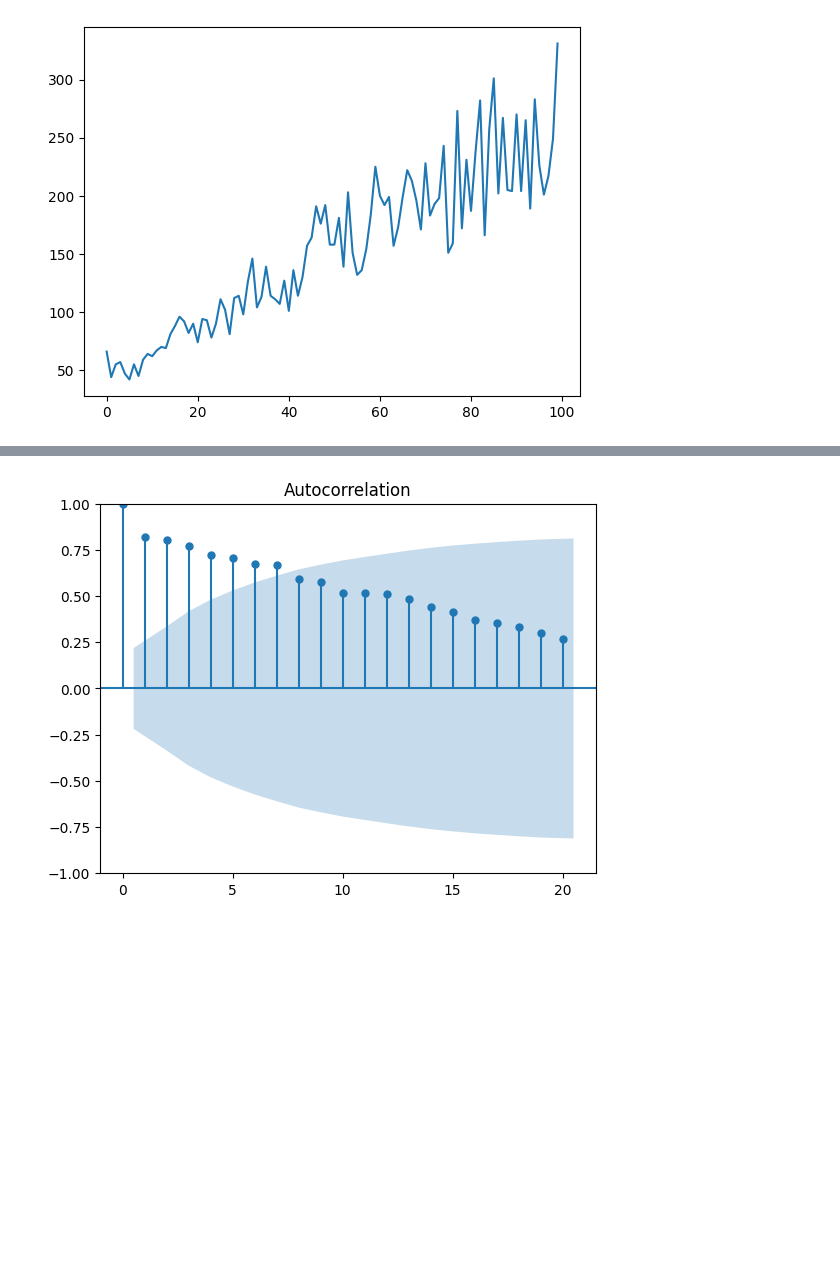
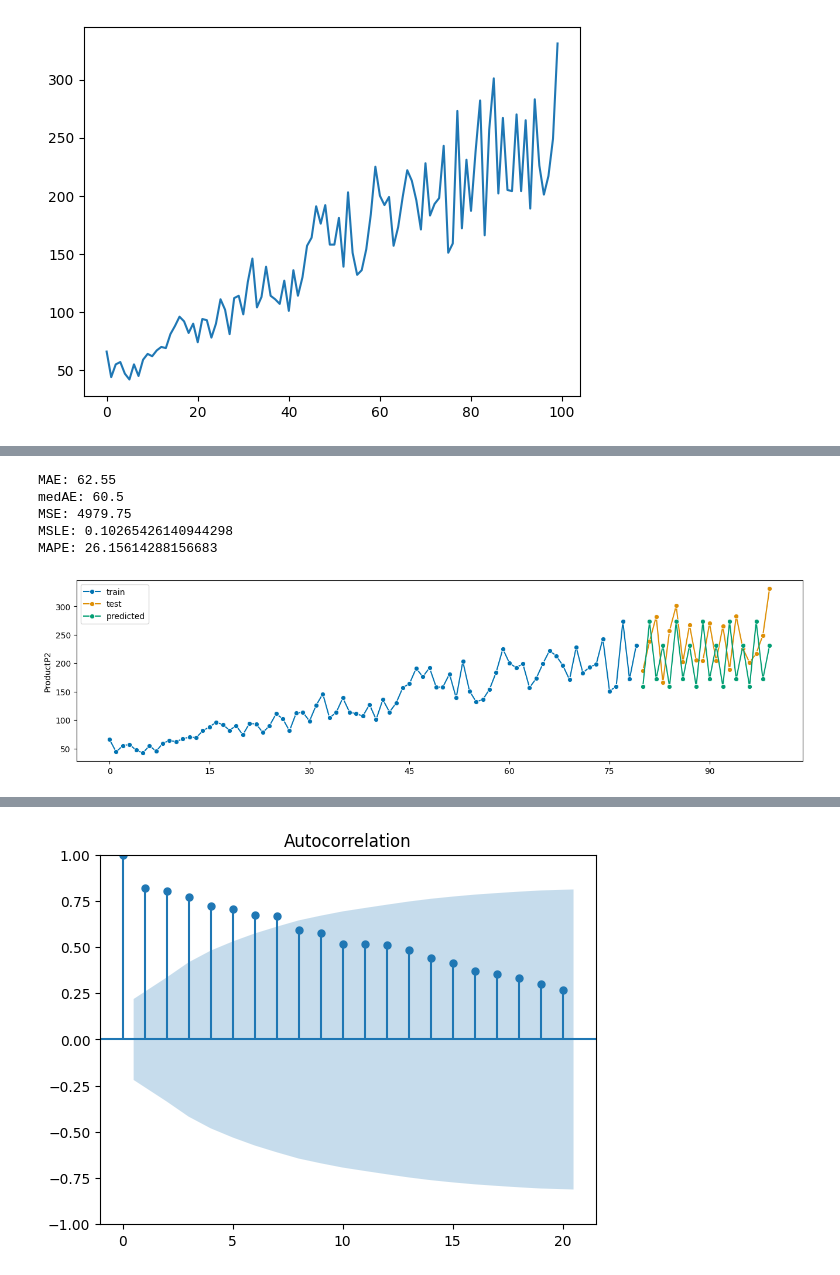
Before and after one commit to InnerShadow/Organization-of-data-processing, a Jupyter notebook: Lab3/Lab3.ipynb, the cells around one changed output, grey strips where cells are left out. Cells and saved outputs as stored; diff of their text form; code cells hidden in the pictures; blank space fills up the shorter version.

```diff
--- a/Lab3/Lab3.ipynb
+++ b/Lab3/Lab3.ipynb
@@ -43,0 +96,15 @@ df['ProductP2'].plot()
+# %%
+forecaster = NaiveForecaster(strategy = 'last', sp = 4)
+forecaster.fit(df_train['ProductP2'])
+
+y_pred = forecaster.predict(fh)
+
+plot_series(df_train['ProductP2'], df_test['ProductP2'], y_pred, labels = ['train', 'test', 'predicted'])
+get_metrics(df_test['ProductP2'], y_pred)
+# %% [output]
+MAE: 62.55
+medAE: 60.5
+MSE: 4979.75
+MSLE: 0.10265426140944298
+MAPE: 26.15614288156683
+[figure, added]
```
Also changed, not shown: parts of 20 cells of this notebook.
